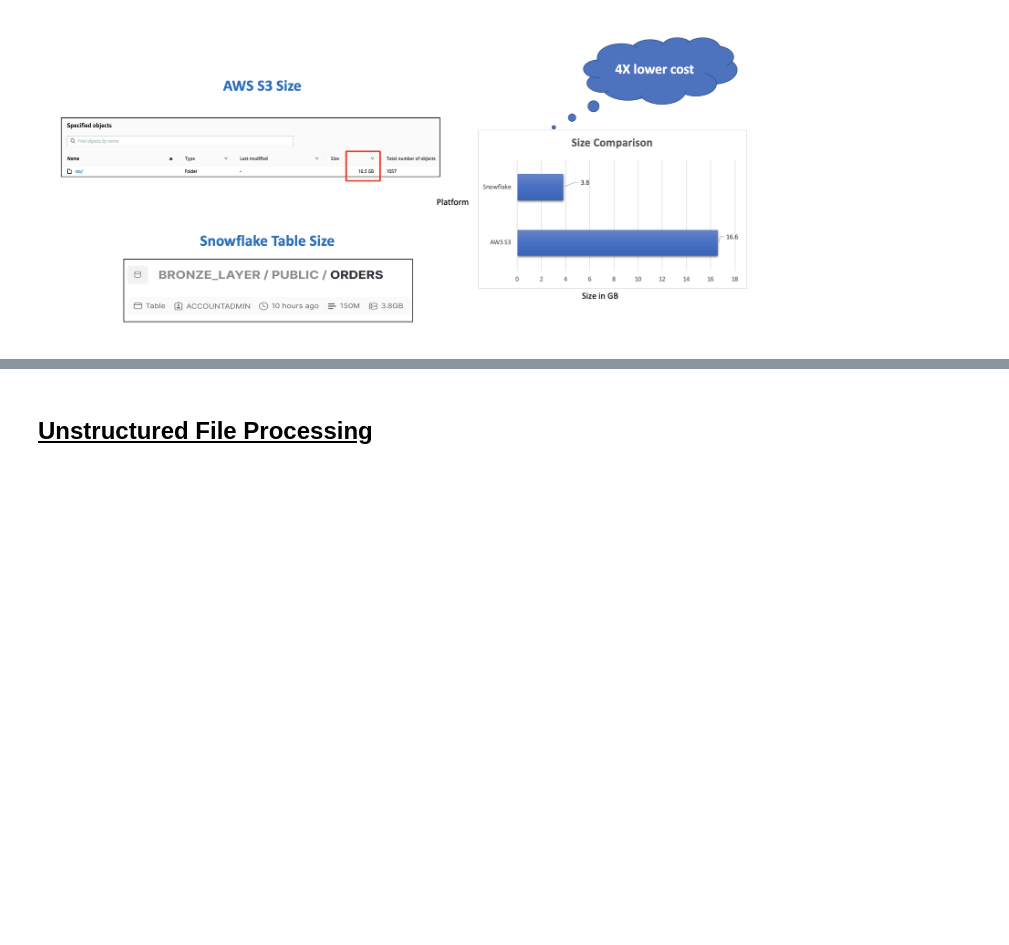
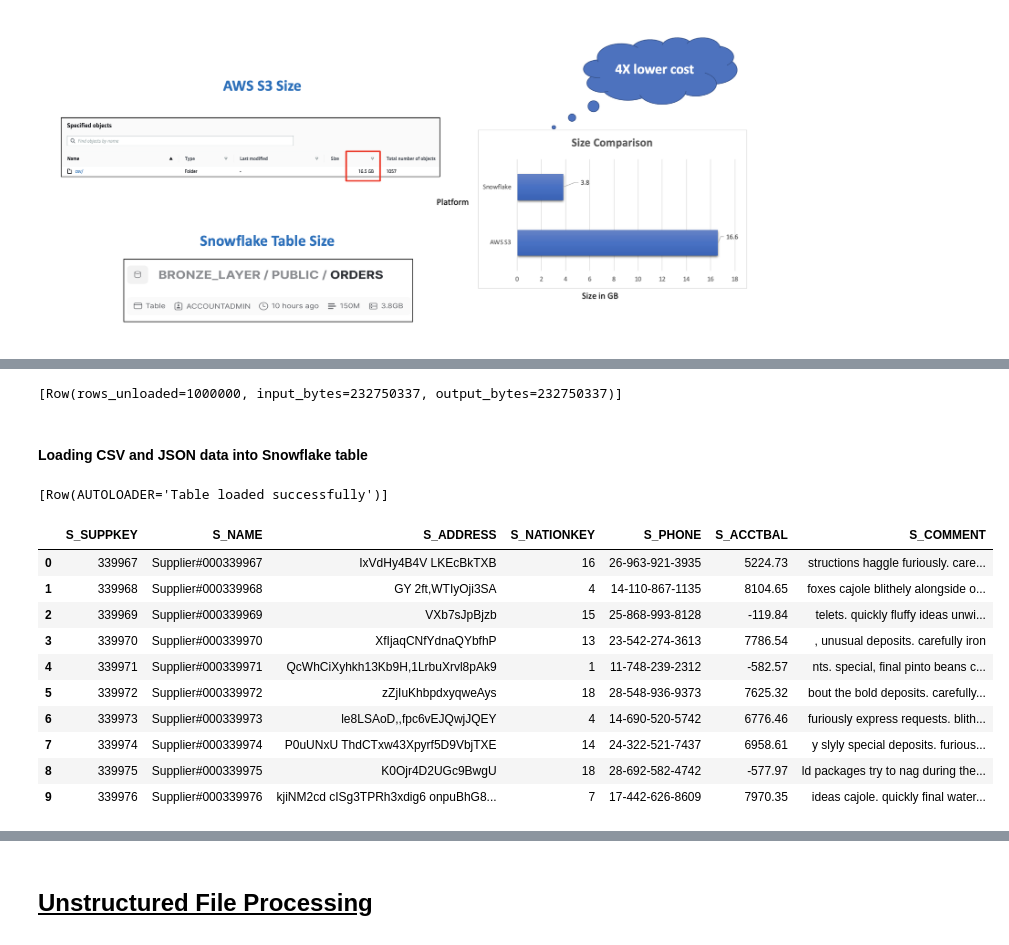
Before and after one commit to naveenalanthomas/snowflake-lakehouse-datamesh, a Jupyter notebook: DataLake & Lakehouse + Snowpark.ipynb, the cells around one changed output, grey strips where cells are left out. Saved outputs shown, nothing was run; the diff lists cells and outputs as text; code cells hidden in the pictures; blank space fills up the shorter version.

```diff
--- a/DataLake & Lakehouse + Snowpark.ipynb
+++ b/DataLake & Lakehouse + Snowpark.ipynb
@@ -126,0 +131,8 @@ Wall time: 21.3 s
+# %%
+from snowflake.snowpark.types import StringType
+session.add_packages('snowflake-snowpark-python')
+ext_file_extension = session.udf.register_from_file(name="file_extension_extract", is_permanent=True, stage_location="@udf", replace=True,
+    file_path="./file_extension_extract.py",
+    func_name="file_extension_extract",
+    return_type=StringType(),input_types=[StringType()]
+)
@@ -126,0 +196,6 @@ Wall time: 21.3 s
+# %%
+session.sql("copy into @my_s3_json_stage from (SELECT OBJECT_CONSTRUCT(*) FROM SNOWFLAKE_SAMPLE_DATA.TPCH_SF100.SUPPLIER)").collect()
+# %% [output]
+[Row(rows_unloaded=1000000, input_bytes=232750337, output_bytes=232750337)]
+# %% [markdown]
+#### Loading CSV and JSON data into Snowflake table
@@ -126,0 +204,18 @@ Wall time: 21.3 s
+# %%
+session.sql("call autoloader('@my_s3_json_stage/data_0_0_0.json', 'json', 'temp_json_load')").collect()
+# %% [output]
+[Row(AUTOLOADER='Table loaded successfully')]
+# %%
+session.sql('select * from "temp_csv_load" limit 10;').to_pandas()
+# %% [output]
+|  | S_SUPPKEY | S_NAME | S_ADDRESS | S_NATIONKEY | S_PHONE | S_ACCTBAL | S_COMMENT |
+| 0 | 339967 | Supplier#000339967 | IxVdHy4B4V LKEcBkTXB | 16 | 26-963-921-3935 | 5224.73 | structions haggle furiously. care... |
+| 1 | 339968 | Supplier#000339968 | GY 2ft,WTIyOji3SA | 4 | 14-110-867-1135 | 8104.65 | foxes cajole blithely alongside o... |
+| 2 | 339969 | Supplier#000339969 | VXb7sJpBjzb | 15 | 25-868-993-8128 | -119.84 | telets. quickly fluffy ideas unwi... |
+| 3 | 339970 | Supplier#000339970 | XfIjaqCNfYdnaQYbfhP | 13 | 23-542-274-3613 | 7786.54 | , unusual deposits. carefully iron |
+| 4 | 339971 | Supplier#000339971 | QcWhCiXyhkh13Kb9H,1LrbuXrvl8pAk9 | 1 | 11-748-239-2312 | -582.57 | nts. special, final pinto beans c... |
+| 5 | 339972 | Supplier#000339972 | zZjIuKhbpdxyqweAys | 18 | 28-548-936-9373 | 7625.32 | bout the bold deposits. carefully... |
+| 6 | 339973 | Supplier#000339973 | le8LSAoD,,fpc6vEJQwjJQEY | 4 | 14-690-520-5742 | 6776.46 | furiously express requests. blith... |
+| 7 | 339974 | Supplier#000339974 | P0uUNxU ThdCTxw43Xpyrf5D9VbjTXE | 14 | 24-322-521-7437 | 6958.61 | y slyly special deposits. furious... |
+| 8 | 339975 | Supplier#000339975 | K0Ojr4D2UGc9BwgU | 18 | 28-692-582-4742 | -577.97 | ld packages try to nag during the... |
+| 9 | 339976 | Supplier#000339976 | kjiNM2cd cISg3TPRh3xdig6 onpuBhG8... | 7 | 17-442-626-8609 | 7970.35 | ideas cajole. quickly final water... |
```
Also changed, not shown: parts of 21 cells of this notebook, 1 other file.
